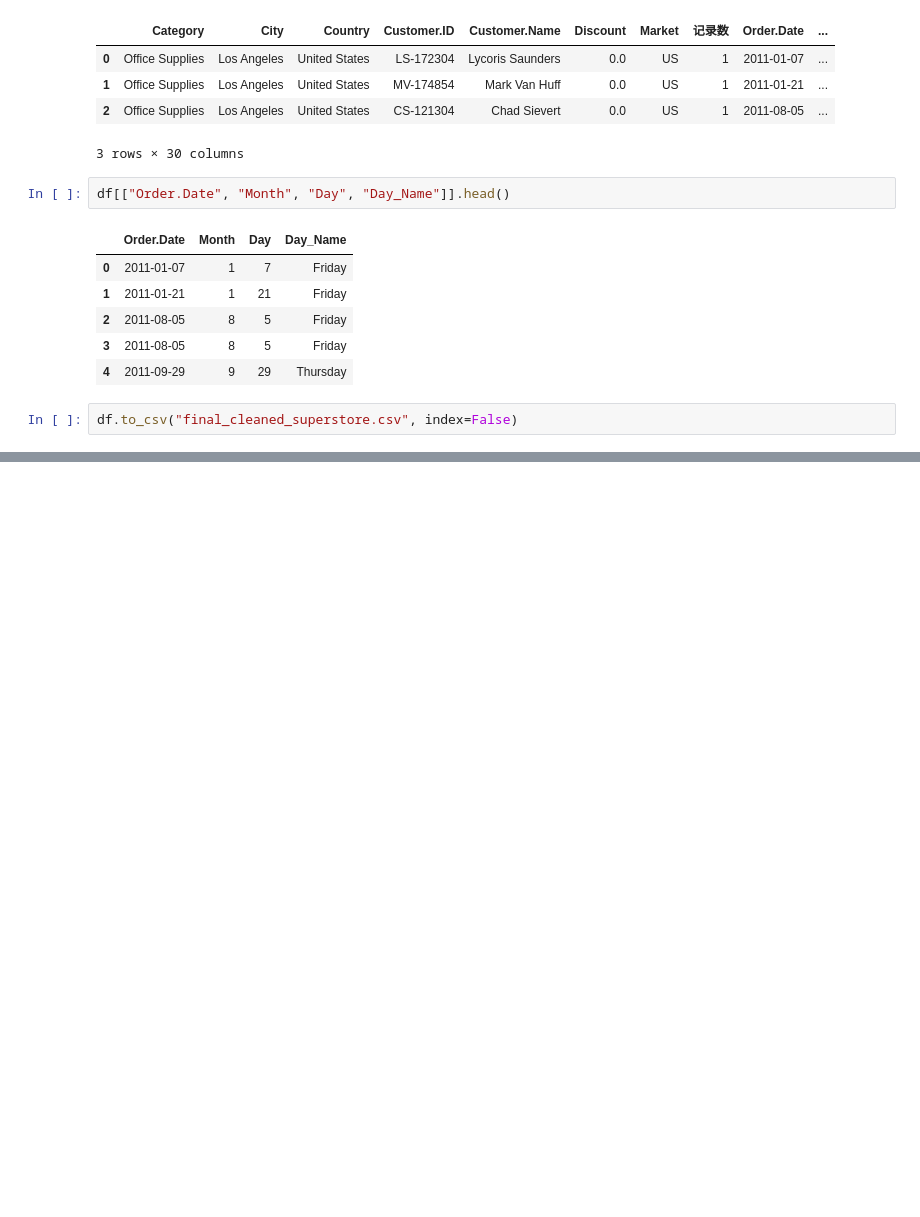
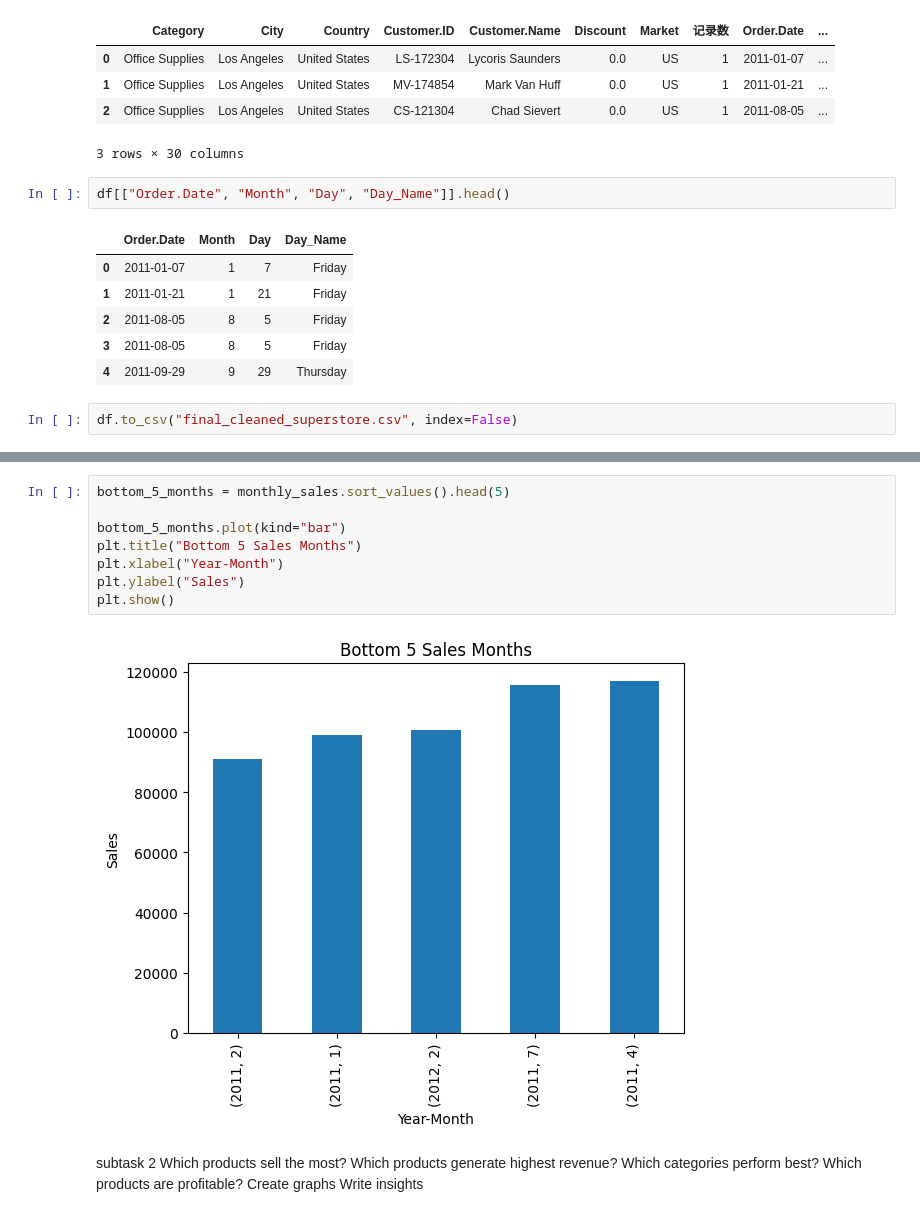
Before and after one commit to Manasagowda24/E_commerce-sales-analysis, a Jupyter notebook: cleaned_superstore_Analysis.ipynb, the cells around one changed output, grey strips where cells are left out. Drawn from its saved outputs; the diff is of its cells as text; blank space fills up the shorter version.

```diff
--- a/cleaned_superstore_Analysis.ipynb
+++ b/cleaned_superstore_Analysis.ipynb
@@ -154,0 +300,18 @@ df.to_csv("final_cleaned_superstore.csv", index=False)
+# %%
+bottom_5_months = monthly_sales.sort_values().head(5)
+
+bottom_5_months.plot(kind="bar")
+plt.title("Bottom 5 Sales Months")
+plt.xlabel("Year-Month")
+plt.ylabel("Sales")
+plt.show()
+# %% [output]
+[figure, added]
+# %% [markdown]
+subtask 2
+Which products sell the most?
+Which products generate highest revenue?
+Which categories perform best?
+Which products are profitable?
+Create graphs
+Write insights
```
Also changed, not shown: parts of 27 cells of this notebook, 1 other file.
